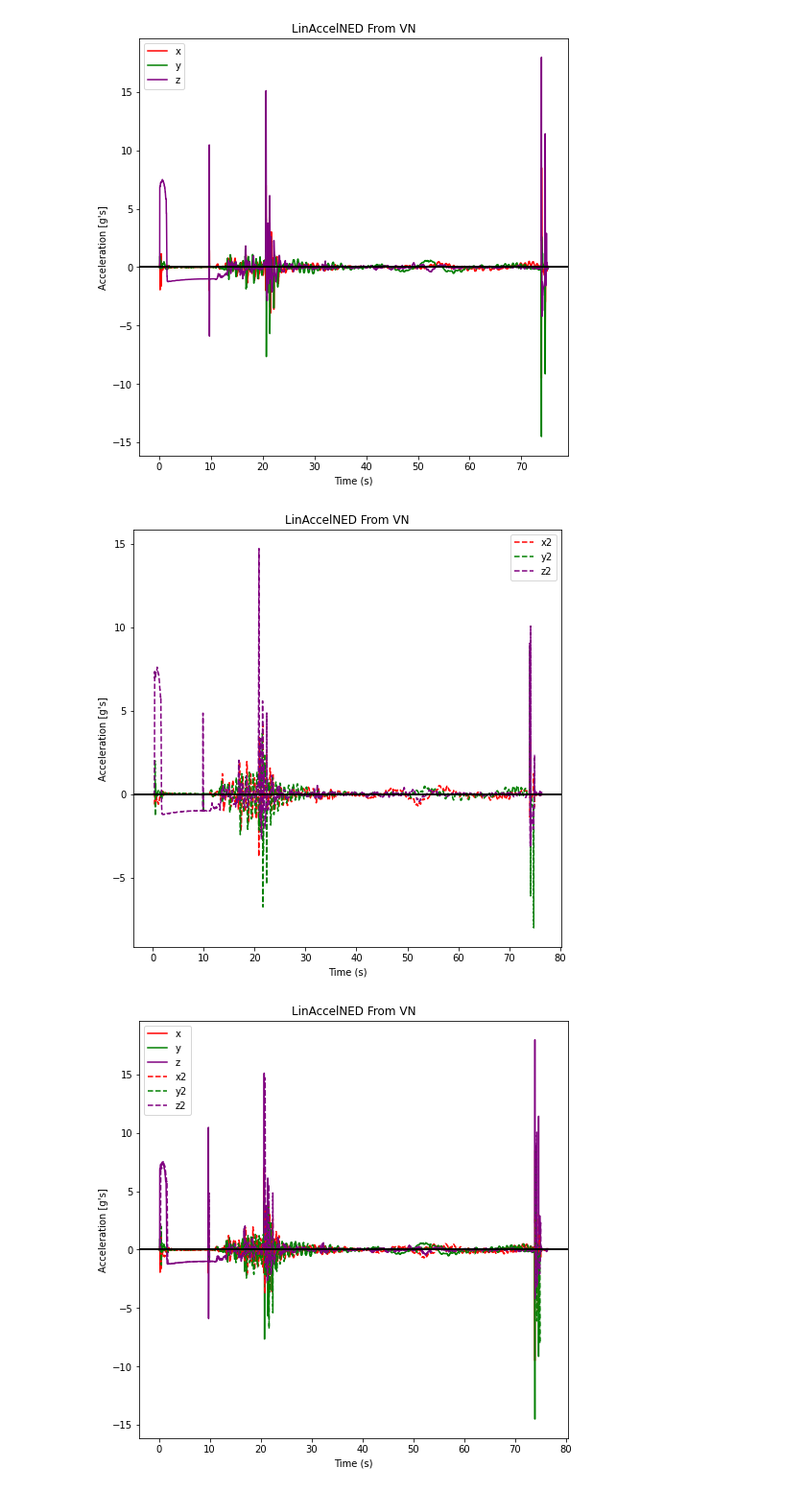
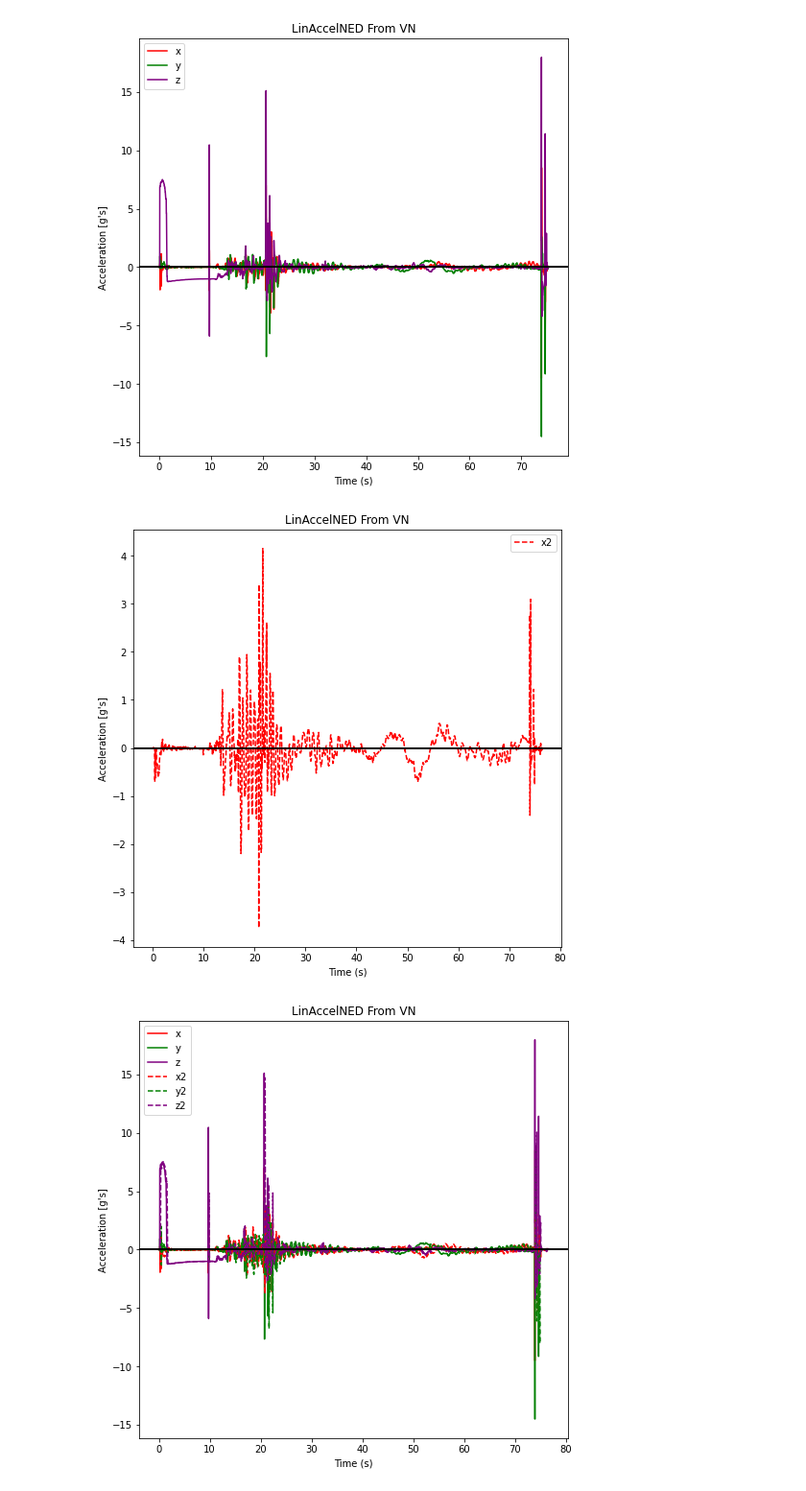
Before and after one commit to VADL-2022/IMU_VV, a Jupyter notebook: 03_Path_Recon/Fullscale3_Reconstruction.ipynb, the cells around one changed output. Shown at 96% size. Drawn from its saved outputs; the diff is of its cells as text; code cells hidden in the pictures.

```diff
--- a/03_Path_Recon/Fullscale3_Reconstruction.ipynb
+++ b/03_Path_Recon/Fullscale3_Reconstruction.ipynb
@@ -8,6 +8,7 @@ from scipy import integrate
 # %%
 SIFT1_datafile = "Full_FS3_SIFT1"
 SIFT2_datafile = "Full_FS3_SIFT2"
+FULL_SIFT2_datafile = "FS3_Sift2_FULL"
 
 # Parameters
 dt = 0.001
@@ -50,7 +51,7 @@ ay_g1 = df['LinearAccelNed Y'][start1:end1]/9.8
 az_g1 = df['LinearAccelNed Z'][start1:end1]/-9.8
 # %%
 ################## DATA FRAME ##################
-datafile = '../../' + SIFT2_datafile + '.csv'
+datafile = '../../' + FULL_SIFT2_datafile + '.csv'
 df = pd.read_csv(datafile, skipinitialspace=True, usecols=fields)
 
 ################## INIT VECTORS ##################
@@ -87,17 +103,17 @@ plt.show()
 # %%
 fig1 = plt.figure(1, figsize=(8,8))
 ax = plt.subplot(111)
 l2 = ax.plot(tdata2, ax_g2, color='red', label='x2', linestyle='--')
-l3 = ax.plot(tdata2, ay_g2, color='green', label='y2', linestyle='--')
-l4 = ax.plot(tdata2, az_g2, color='purple', label='z2', linestyle='--')
+#l3 = ax.plot(tdata2, ay_g2, color='green', label='y2', linestyle='--')
+#l4 = ax.plot(tdata2, az_g2, color='purple', label='z2', linestyle='--')
 l5 = plt.axhline(y=0, color='black', linewidth=2)
 ax.set_title("LinAccelNED From VN")
 ax.set_xlabel('Time (s)')
 ax.set_ylabel("Acceleration [g's]")
 ax.legend()
 plt.show()
 # %% [output]
-[figure, old version]
+[figure, new version]
 # %%
 fig1 = plt.figure(1, figsize=(8,8))
 ax = plt.subplot(111)
```
Also changed, not shown: parts of 1 cell of this notebook, 2 other files.
